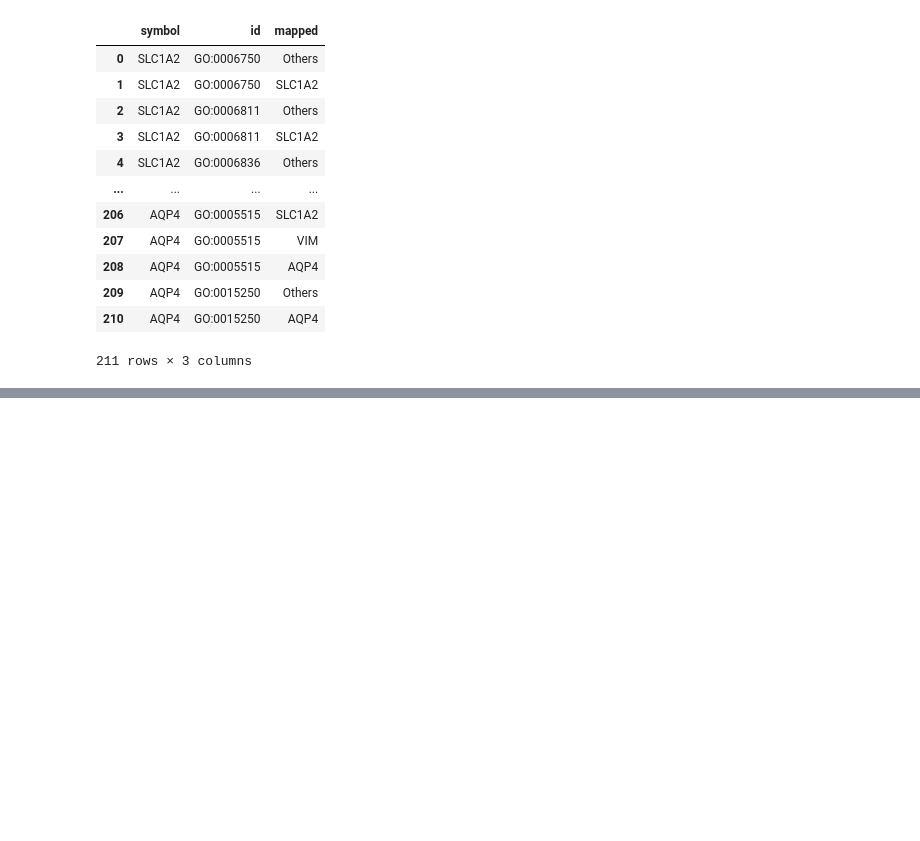
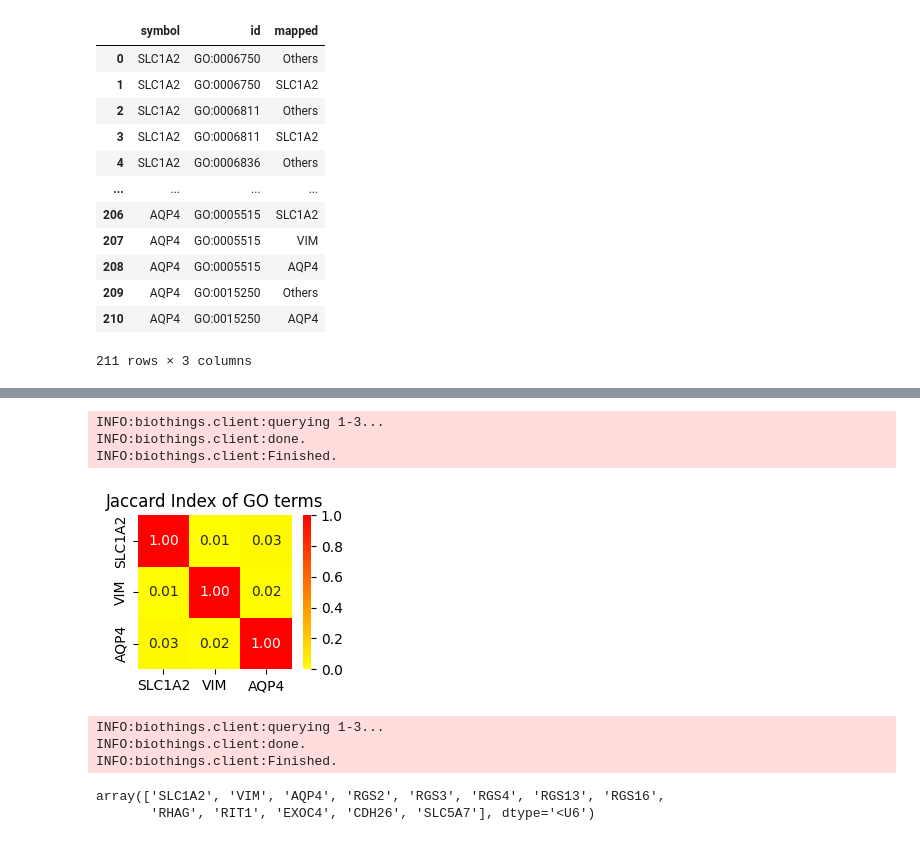
Before and after one commit to yo-aka-gene/grnet, a Jupyter notebook: docs/notebooks/alluvial.ipynb, the cells around one changed output, grey strips where cells are left out. Drawn from its saved outputs; the diff is of its cells as text; code cells hidden in the pictures; blank space fills up the shorter version.

```diff
--- a/docs/notebooks/alluvial.ipynb
+++ b/docs/notebooks/alluvial.ipynb
@@ -317,0 +317,37 @@ fig.savefig(
+# %%
+fig, ax = plt.subplots(figsize=(3, 2))
+
+sns.heatmap(
+    data=pd.DataFrame(
+        go_jaccard_matrix(glia),
+        index=glia,
+        columns=glia
+    ),
+    vmin=0, vmax=1,
+    cmap="autumn_r",
+    ax=ax, annot=True, fmt=".2f",
+    square=True
+)
+ax.set(title="Jaccard Index of GO terms");
+
+fig.savefig(
+    f"{conf.export}/ji_glia.png",
+    **kwarg_savefig
+)
+# %% [output]
+INFO:biothings.client:querying 1-3...
+INFO:biothings.client:done.
+INFO:biothings.client:Finished.
+[figure, added]
+# %%
+simsym = multi_union([
+    np.array(glia),
+    similar_sym(glia, method="union")
+])
+simsym
+# %% [output]
+INFO:biothings.client:querying 1-3...
+INFO:biothings.client:done.
+INFO:biothings.client:Finished.
+array(['SLC1A2', 'VIM', 'AQP4', 'RGS2', 'RGS3', 'RGS4', 'RGS13', 'RGS16',
+       'RHAG', 'RIT1', 'EXOC4', 'CDH26', 'SLC5A7'], dtype='<U6')
```
Also changed, not shown: parts of 21 cells of this notebook, 2 other files.
